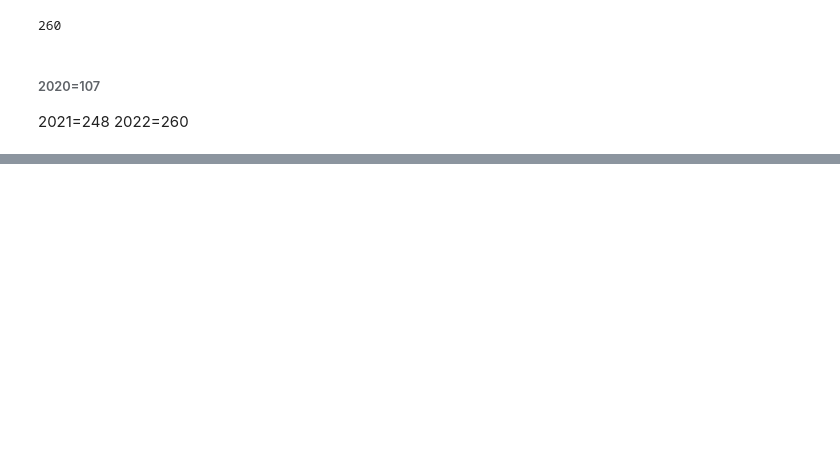
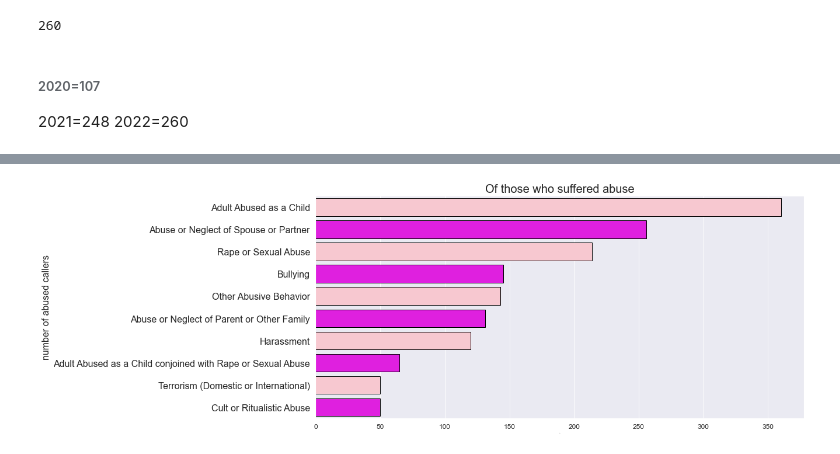
Before and after one commit to NSS-Data-Analytics-Cohort-6/fcs-crisis-data-campers, a Jupyter notebook: notebook/CD_DC-Ulitimate_Crisis.ipynb, the cells around one changed output, grey strips where cells are left out. Drawn from its saved outputs; the diff is of its cells as text; code cells hidden in the pictures; blank space fills up the shorter version.

Commit message:
cleared data

```diff
--- a/notebook/CD_DC-Ulitimate_Crisis.ipynb
+++ b/notebook/CD_DC-Ulitimate_Crisis.ipynb
@@ -717,0 +706,12 @@ plt.gcf().set_size_inches(15,7)
+# %%
+sns.set_theme(style="whitegrid")
+sns.set(font_scale=1)
+sns.barplot(y="type_of_abuse", x="count", data=abuse.head(10), palette=['pink','magenta'], edgecolor='black', orient='h')
+plt.title('Of those who suffered abuse', fontsize=20)
+plt.xticks(rotation=0, fontsize=12)
+plt.xlabel('type', fontsize=0)
+plt.ylabel('number of abused callers', fontsize=16)
+plt.yticks(fontsize=16)
+plt.gcf().set_size_inches(15,7)
+# %% [output]
+[figure, added]
```
Also changed, not shown: parts of 53 cells of this notebook.
